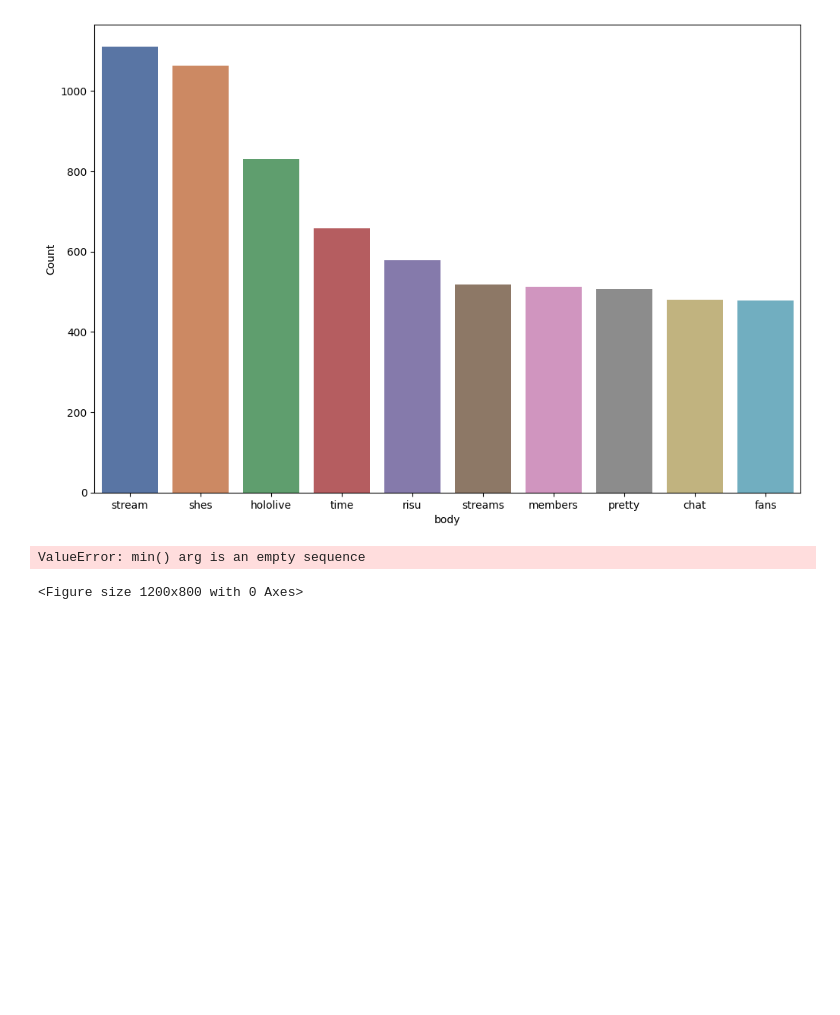
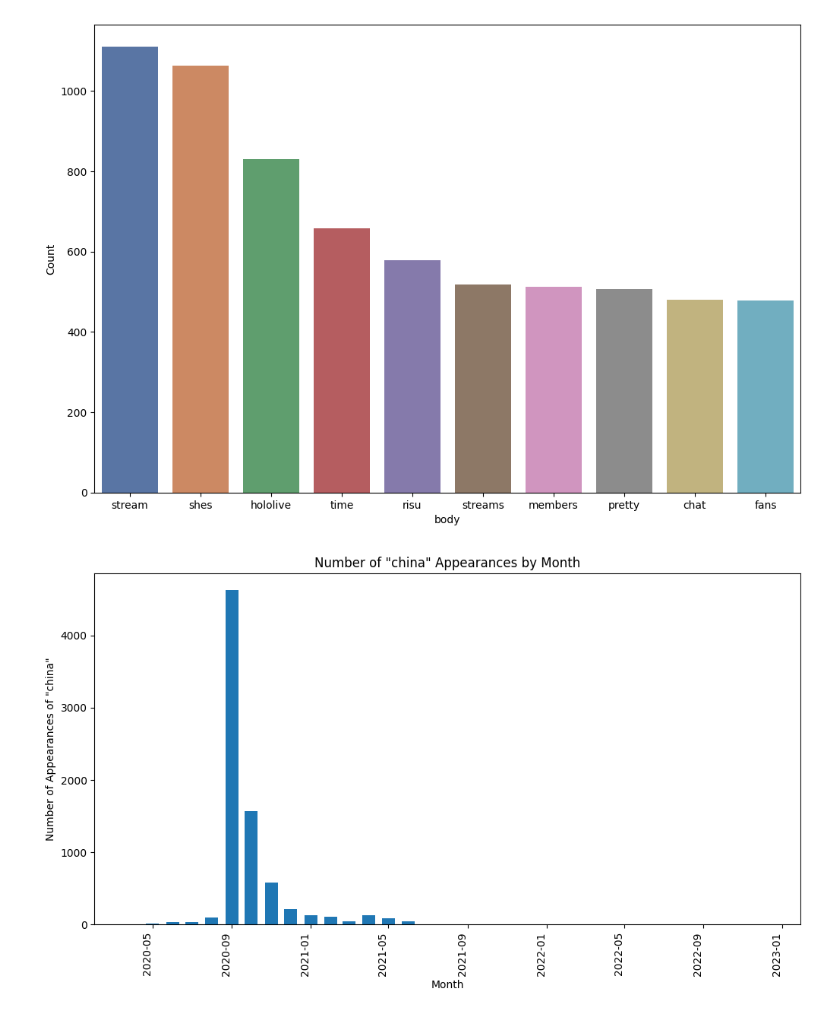
Before and after one commit to thefathan/RedditCrawler, a Jupyter notebook: src/dataviz.ipynb, the cells around one changed output. Cells and saved outputs as stored; diff of their text form; code cells hidden in the pictures; blank space fills up the shorter version.

Commit message:
visualisasi menampilkan kata per bulan

```diff
--- a/src/dataviz.ipynb
+++ b/src/dataviz.ipynb
@@ -81,6 +81,31 @@ counter(dv[dv["author"] == "farranpoison"], "body", 10)
 # %% [output]
 [figure]
 # %%
+def wordappear_permonth(word):
+    # convert the body column to strings to ensure that the regular expression search works correctly
+    dv['body'] = dv['body'].astype(str)
+
+    # create a new column that contains a boolean indicating whether the word appears in the body attribute
+    dv['contains_word'] = dv['body'].apply(lambda x: True if re.search(r'\b{}\b'.format(word), x, re.IGNORECASE) else False)
+
+    # group the DataFrame by the year and month of the created_utc attribute, and count the number of rows in each group where the word appears in the body
+    word_counts = dv[dv['contains_word'] == True].groupby(dv['created_utc'].dt.to_period('M')).size()
+
+    # convert the Period objects to timestamps
+    word_counts.index = word_counts.index.to_timestamp()
+
+    # create the bar plot
+    fig, ax = plt.subplots(figsize=(12,6))
+    ax.bar(word_counts.index, word_counts, width=20)
+    ax.set_xlabel('Month')
+    ax.set_ylabel('Number of Appearances of "{}"'.format(word))
+    ax.set_title('Number of "{}" Appearances by Month'.format(word))
+
+    # rotate x-axis labels
+    plt.xticks(rotation=90, ha='right')
+
+    plt.show()
-# %% [output]
-ValueError: min() arg is an empty sequence
-<Figure size 1200x800 with 0 Axes>
+# %%
+wordappear_permonth("china")
+# %% [output]
+[figure, added]
```
